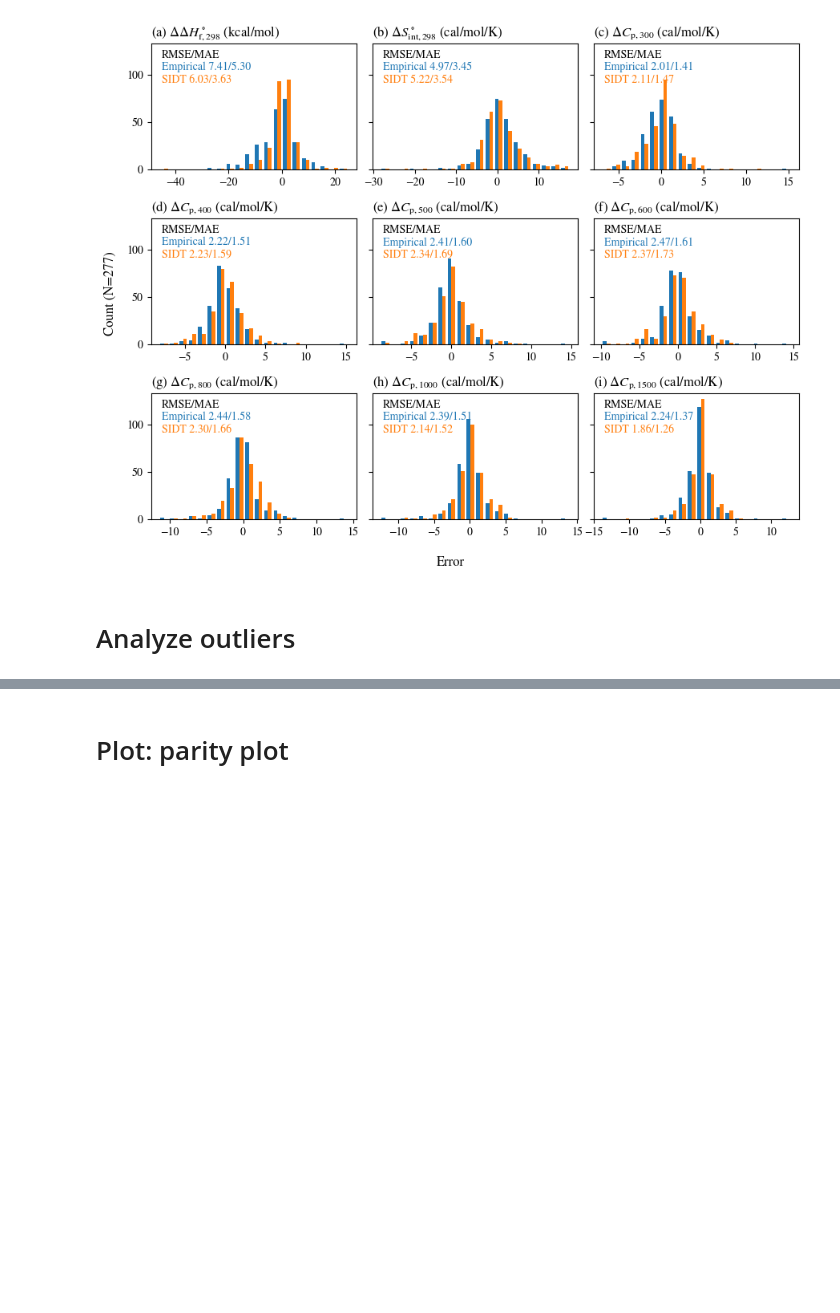
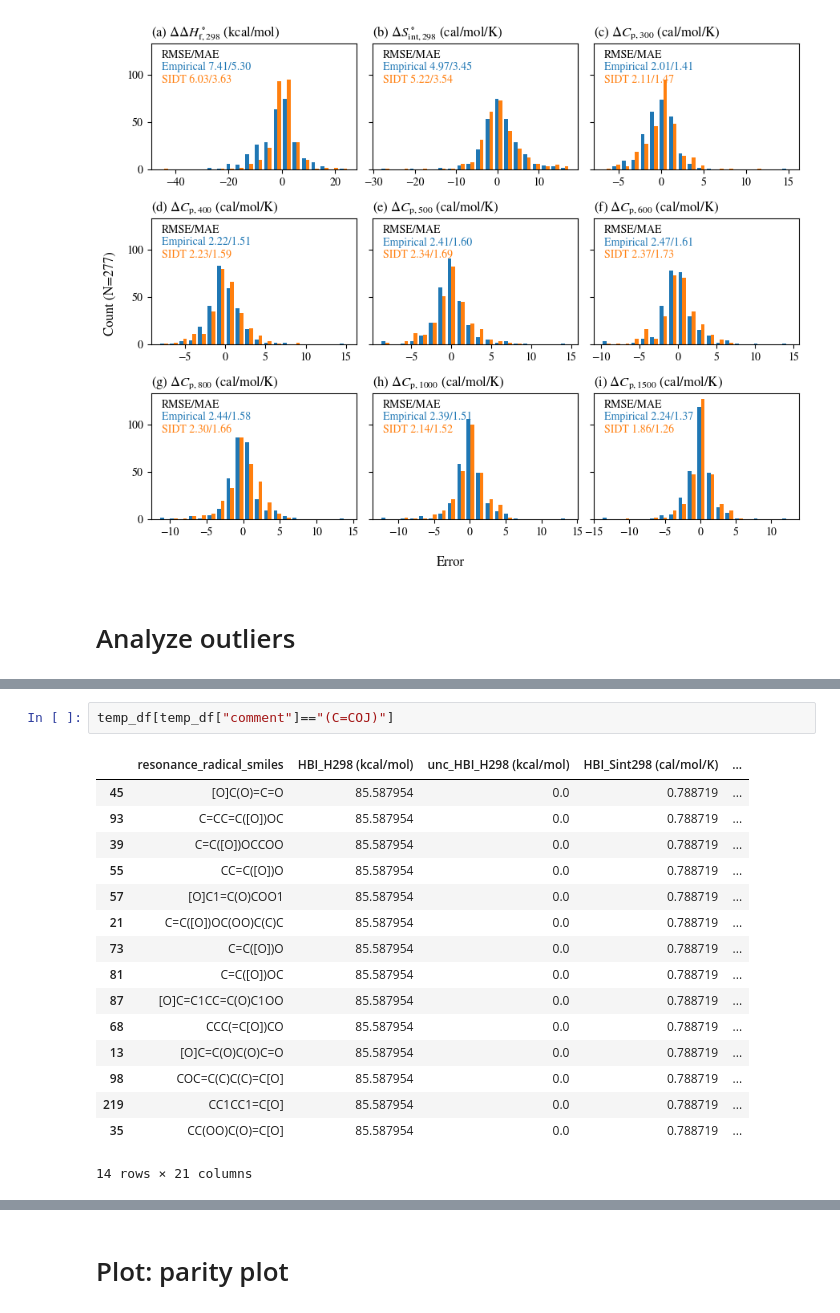
Before and after one commit to hwpang/RadicalTree, a Jupyter notebook: notebooks/8.4_compare_prediction.ipynb, the cells around one changed output, grey strips where cells are left out. Cells and saved outputs as stored; diff of their text form; blank space fills up the shorter version.

```diff
--- a/notebooks/8.4_compare_prediction.ipynb
+++ b/notebooks/8.4_compare_prediction.ipynb
@@ -405,2 +407,21 @@ temp_df.sort_values("err", ascending=False)
+# %%
+temp_df[temp_df["comment"]=="(C=COJ)"]
+# %% [output]
+|  | resonance_radical_smiles | HBI_H298 (kcal/mol) | unc_HBI_H298 (kcal/mol) | HBI_Sint298 (cal/mol/K) | ... |
+| 45 | [O]C(O)=C=O | 85.587954 | 0.0 | 0.788719 | ... |
+| 93 | C=CC=C([O])OC | 85.587954 | 0.0 | 0.788719 | ... |
+| 39 | C=C([O])OCCOO | 85.587954 | 0.0 | 0.788719 | ... |
+| 55 | CC=C([O])O | 85.587954 | 0.0 | 0.788719 | ... |
+| 57 | [O]C1=C(O)COO1 | 85.587954 | 0.0 | 0.788719 | ... |
+| 21 | C=C([O])OC(OO)C(C)C | 85.587954 | 0.0 | 0.788719 | ... |
+| 73 | C=C([O])O | 85.587954 | 0.0 | 0.788719 | ... |
+| 81 | C=C([O])OC | 85.587954 | 0.0 | 0.788719 | ... |
+| 87 | [O]C=C1CC=C(O)C1OO | 85.587954 | 0.0 | 0.788719 | ... |
+| 68 | CCC(=C[O])CO | 85.587954 | 0.0 | 0.788719 | ... |
+| 13 | [O]C=C(O)C(O)C=O | 85.587954 | 0.0 | 0.788719 | ... |
+| 98 | COC=C(C)C(C)=C[O] | 85.587954 | 0.0 | 0.788719 | ... |
+| 219 | CC1CC1=C[O] | 85.587954 | 0.0 | 0.788719 | ... |
+| 35 | CC(OO)C(O)=C[O] | 85.587954 | 0.0 | 0.788719 | ... |
+14 rows × 21 columns
 # %%
 temp_df = sidt_df
```
Also changed, not shown: parts of 5 cells of this notebook, 2 other files.
